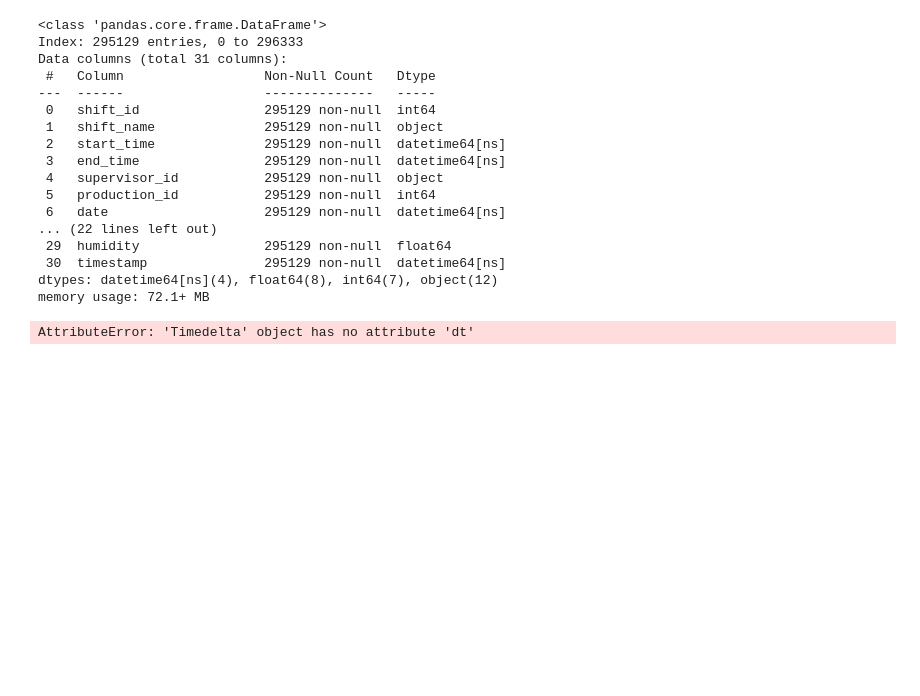
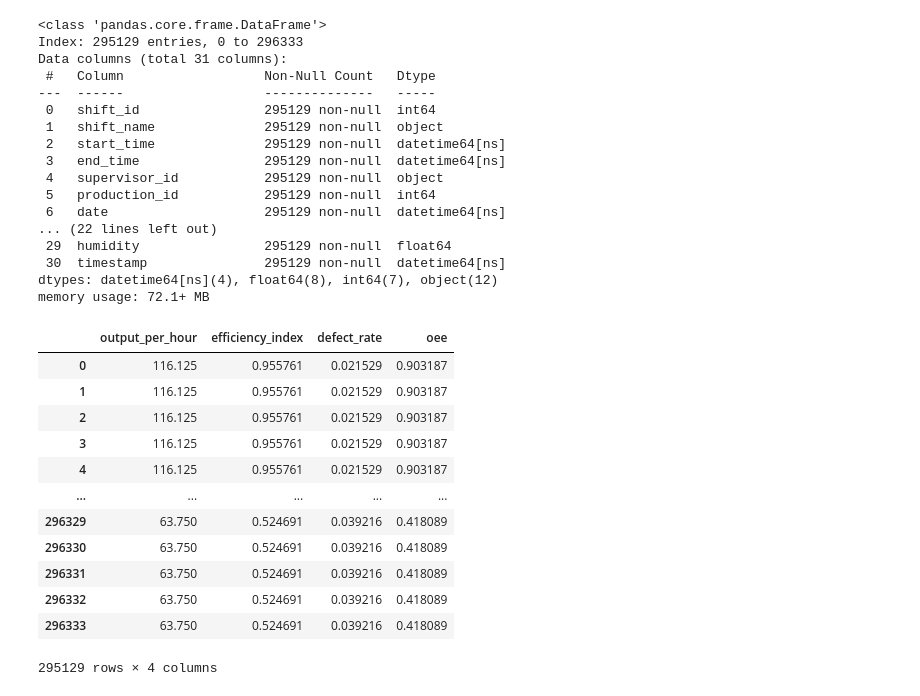
Before and after one commit to mrDanbatta/Shift_performace_project, a Jupyter notebook: shift_performance_notebook.ipynb, the cells around one changed output. Saved outputs shown, nothing was run; the diff lists cells and outputs as text; code cells hidden in the pictures; blank space fills up the shorter version.

```diff
--- a/shift_performance_notebook.ipynb
+++ b/shift_performance_notebook.ipynb
@@ -343,7 +343,8 @@ memory usage: 72.1+ MB
 # Feature engineering: create new features based on existing ones
 #Output per hour
 shift_summary = df.groupby('production_id').agg({
-    'units_produced': 'first',
+    'units_produced': 'max',
+    'defect_count': 'first',
     'start_time': 'first',
     'end_time': 'first'
 })
@@ -359,5 +360,30 @@ shift_summary['output_per_hour'] = (
 )
 
 df['output_per_hour'] = df['production_id'].map(shift_summary['output_per_hour'])
+
+# efficiency index: ratio of actual output to maximum output per hour across all shifts
+df['efficiency_index'] = df['output_per_hour'] / df['output_per_hour'].max()
+
+# defect rate: ratio of defective units to total units produced
+df['defect_rate'] = df['defect_count'] / df['units_produced'].replace(0, np.nan)
+
+# OEE (Overall Equipment Efficiency): Combine machine availability, performance, and quality into one score.
+df['oee'] = (df['runtime_hours'] / (df['runtime_hours'] + df['downtime_minutes'] / 60)) * \
+            (df['output_per_hour'] / df['output_per_hour'].max()) * \
+            (1 - df['defect_rate'])
-# %% [output]
-AttributeError: 'Timedelta' object has no attribute 'dt'
+# %%
+df[['output_per_hour','efficiency_index', 'defect_rate', 'oee']]
+# %% [output]
+|  | output_per_hour | efficiency_index | defect_rate | oee |
+| 0 | 116.125 | 0.955761 | 0.021529 | 0.903187 |
+| 1 | 116.125 | 0.955761 | 0.021529 | 0.903187 |
+| 2 | 116.125 | 0.955761 | 0.021529 | 0.903187 |
+| 3 | 116.125 | 0.955761 | 0.021529 | 0.903187 |
+| 4 | 116.125 | 0.955761 | 0.021529 | 0.903187 |
+| ... | ... | ... | ... | ... |
+| 296329 | 63.750 | 0.524691 | 0.039216 | 0.418089 |
+| 296330 | 63.750 | 0.524691 | 0.039216 | 0.418089 |
+| 296331 | 63.750 | 0.524691 | 0.039216 | 0.418089 |
+| 296332 | 63.750 | 0.524691 | 0.039216 | 0.418089 |
+| 296333 | 63.750 | 0.524691 | 0.039216 | 0.418089 |
+295129 rows × 4 columns
```
Also changed, not shown: parts of 4 cells of this notebook.
